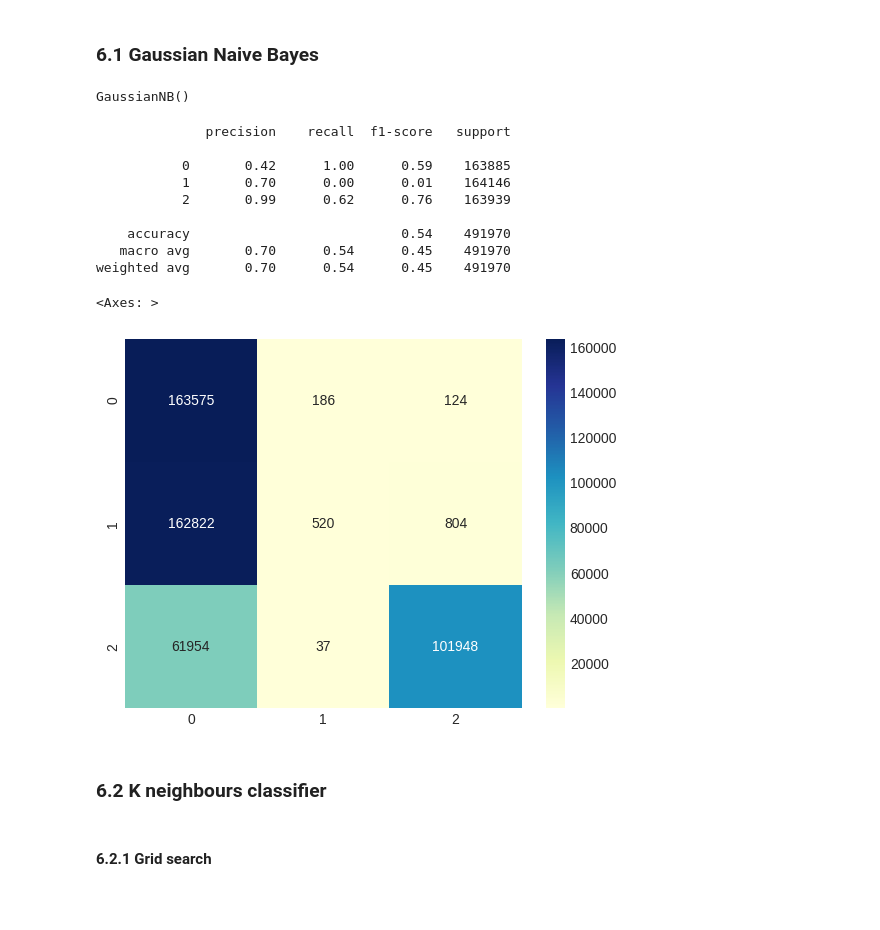
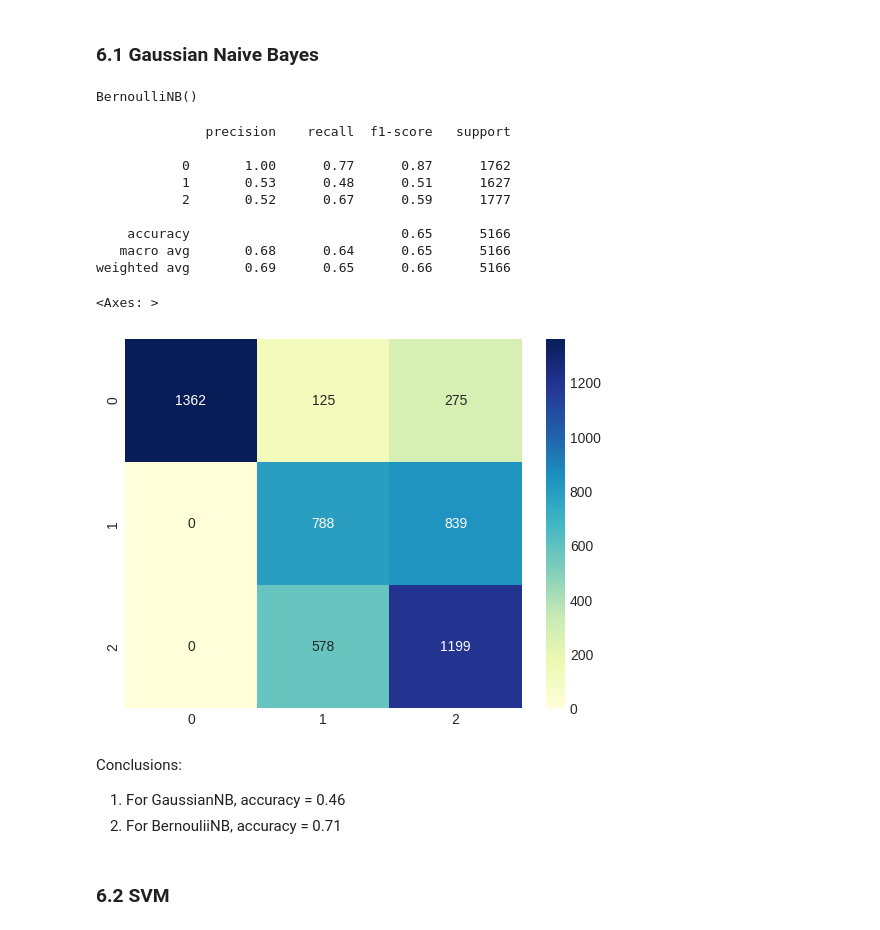
Before and after one commit to KamilShape/credit_risk_analysis, a Jupyter notebook: credit_risk_analysis.ipynb, the cells around one changed output. Cells and saved outputs as stored; diff of their text form; code cells hidden in the pictures; blank space fills up the shorter version.

Commit message:
variable discretization and BernouliiNB

```diff
--- a/credit_risk_analysis.ipynb
+++ b/credit_risk_analysis.ipynb
@@ -351,7 +352,7 @@ y_smote.value_counts().plot.pie(autopct = '%.2f')
 # %% [markdown]
 ### 5.3 Split dataset to train and test sets
 # %%
-X_train, X_test, y_train, y_test = train_test_split(X_smote, y_smote, test_size=0.2, random_state=777)
+X_train, X_test, y_train, y_test = train_test_split(X_under, y_under, test_size=0.2, random_state=777)
 # %% [markdown]
 # 6. Classification models
 # %% [markdown]
@@ -361,28 +360,33 @@ gnb = GaussianNB()
+# %%
+bnb = BernoulliNB()
 # %%
-gnb.fit(X_train, y_train)
+bnb.fit(X_train, y_train)
 # %% [output]
-GaussianNB()
+BernoulliNB()
 # %%
-y_pred = gnb.predict(X_test)
+y_bnb_pred = bnb.predict(X_test)
 # %%
-print(classification_report(y_test, y_pred))
+print(classification_report(y_test, y_bnb_pred))
 # %% [output]
               precision    recall  f1-score   support
 
-           0       0.42      1.00      0.59    163885
-           1       0.70      0.00      0.01    164146
-           2       0.99      0.62      0.76    163939
+           0       1.00      0.77      0.87      1762
+           1       0.53      0.48      0.51      1627
+           2       0.52      0.67      0.59      1777
 
-    accuracy                           0.54    491970
-   macro avg       0.70      0.54      0.45    491970
-weighted avg       0.70      0.54      0.45    491970
+    accuracy                           0.65      5166
+   macro avg       0.68      0.64      0.65      5166
+weighted avg       0.69      0.65      0.66      5166
 # %%
-cm = confusion_matrix(y_test, y_pred)
+cm = confusion_matrix(y_test, y_bnb_pred)
 sns.heatmap(cm, annot = True, fmt=".0f" , cmap="YlGnBu")
 # %% [output]
 <Axes: >
-[figure, old version]
+[figure, new version]
+# %% [markdown]
+Conclusions:
+
+1. For GaussianNB, accuracy = 0.46
+2. For BernouliiNB, accuracy = 0.71
 # %% [markdown]
-### 6.2 K neighbours classifier
+### 6.2 SVM
-# %% [markdown]
-#### 6.2.1 Grid search
```
Also changed, not shown: parts of 23 cells of this notebook.
